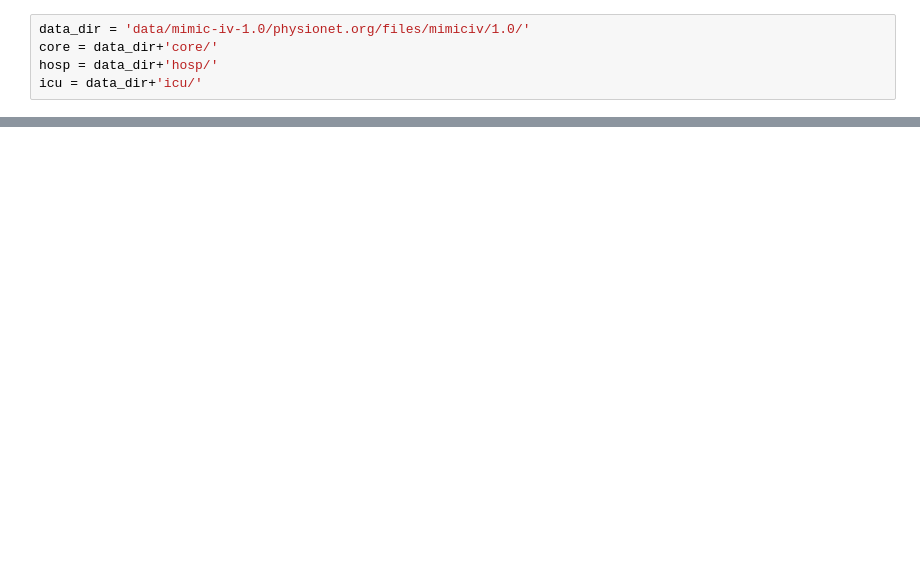
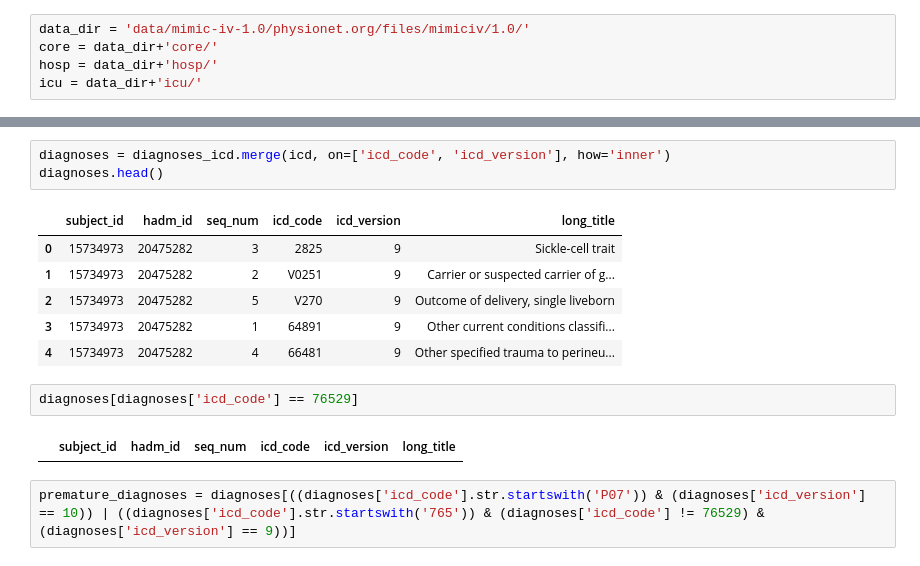
Before and after one commit to irith-kat/NICU-MP, a Jupyter notebook: initial_analysis.ipynb, the cells around one changed output, grey strips where cells are left out. Drawn from its saved outputs; the diff is of its cells as text; blank space fills up the shorter version.

```diff
--- a/initial_analysis.ipynb
+++ b/initial_analysis.ipynb
@@ -19,0 +50,16 @@ Total neonates: 61628
+# %%
+diagnoses = diagnoses_icd.merge(icd, on=['icd_code', 'icd_version'], how='inner')
+diagnoses.head()
+# %% [output]
+|  | subject_id | hadm_id | seq_num | icd_code | icd_version | long_title |
+| 0 | 15734973 | 20475282 | 3 | 2825 | 9 | Sickle-cell trait |
+| 1 | 15734973 | 20475282 | 2 | V0251 | 9 | Carrier or suspected carrier of g... |
+| 2 | 15734973 | 20475282 | 5 | V270 | 9 | Outcome of delivery, single liveborn |
+| 3 | 15734973 | 20475282 | 1 | 64891 | 9 | Other current conditions classifi... |
+| 4 | 15734973 | 20475282 | 4 | 66481 | 9 | Other specified trauma to perineu... |
+# %%
+diagnoses[diagnoses['icd_code'] == 76529]
+# %% [output]
+|  | subject_id | hadm_id | seq_num | icd_code | icd_version | long_title |
+# %%
+premature_diagnoses = diagnoses[((diagnoses['icd_code'].str.startswith('P07')) & (diagnoses['icd_version'] == 10)) | ((diagnoses['icd_code'].str.startswith('765')) & (diagnoses['icd_code'] != 76529) & (diagnoses['icd_version'] == 9))]
```
Also changed, not shown: parts of 35 cells of this notebook.
